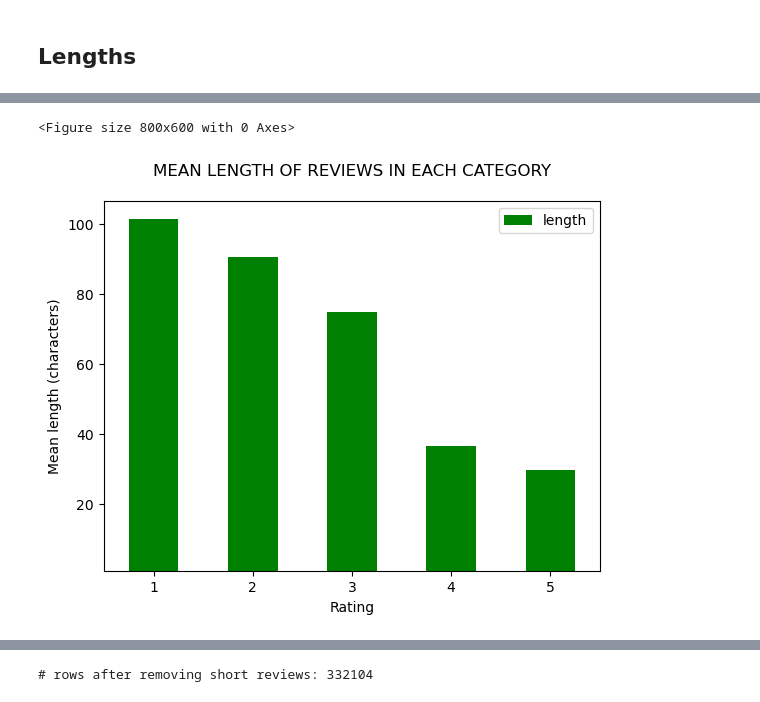
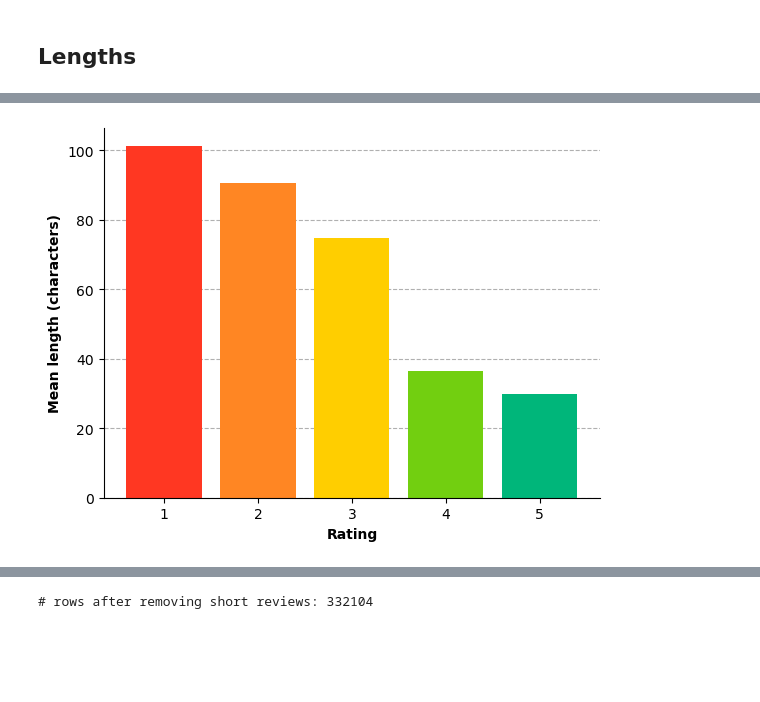
Before and after one commit to agnesbn/PostNord_project, a Jupyter notebook: notebooks/preprocessing.ipynb, the cells around one changed output, grey strips where cells are left out. Saved outputs shown, nothing was run; the diff lists cells and outputs as text; code cells hidden in the pictures; blank space fills up the shorter version.

```diff
--- a/notebooks/preprocessing.ipynb
+++ b/notebooks/preprocessing.ipynb
@@ -41,6 +42,8 @@ from scipy.stats import randint
 # plotting
 import seaborn as sns
 import matplotlib.pyplot as plt
+# %%
+colors = ['#ff3722','#ff8623','#ffce00','#72cf10','#00b67a']
 # %%
 # define path
 path = os.path.join("..", "in", "postnord_trustpilot_reviews.csv")
@@ -94,3 +97,5 @@ for index, row in df.iterrows():
 # %%
 # create a new review-column from the list
 df['review'] = review
+# %%
+plt.rc('axes', axisbelow=True)
@@ -191,15 +199,20 @@ mean_lengths
+# %%
+mean_lengths['rating'] = mean_lengths.index
+# %%
+height = [l for l in mean_lengths['length']]
+bars = [r for r in mean_lengths['rating']]
 # %%
-fig = plt.figure(figsize=(8,6))
-df.groupby(by = 'rating').mean('length').plot.bar(
-    ylim=1, title= 'MEAN LENGTH OF REVIEWS IN EACH CATEGORY\n', color = "green")
-plt.xlabel('Rating', fontsize = 10)
-plt.ylabel('Mean length (characters)', fontsize = 10)
-plt.xticks(rotation='horizontal')
+fig, ax = plt.subplots()
+
+ax.bar(bars, height, align='center', color = colors)
+ax.set_xlabel('Rating', fontsize = 10, weight = "bold")
+ax.set_ylabel('Mean length (characters)', fontsize = 10, weight = "bold")
+plt.grid(axis = "y", linestyle = '--')
+ax.spines[['right', 'top']].set_visible(False)
+ax.yaxis.set_major_formatter(mpl.ticker.StrMethodFormatter('{x:,.0f}'))
 plt.show()
-#plt.savefig(outpath, dpi=150)
 # %% [output]
-<Figure size 800x600 with 0 Axes>
-[figure, old version]
+[figure, new version]
 # %%
 # show texts that will be removed
 print(df.loc[np.array(list(map(len,df.review.values)))<((int(mean_lengths['length'].min()))-14)])
```
Also changed, not shown: parts of 8 cells of this notebook.
